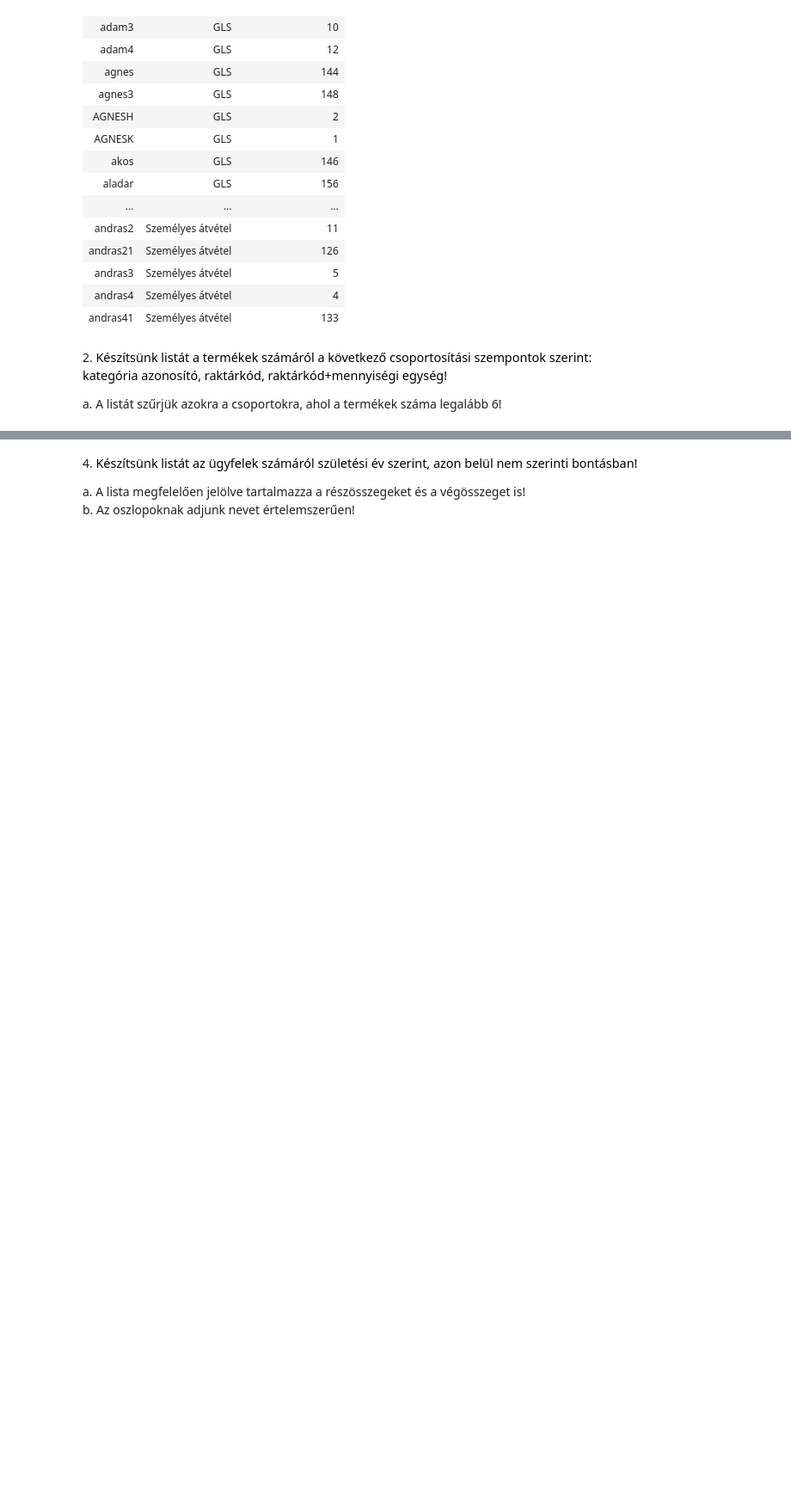
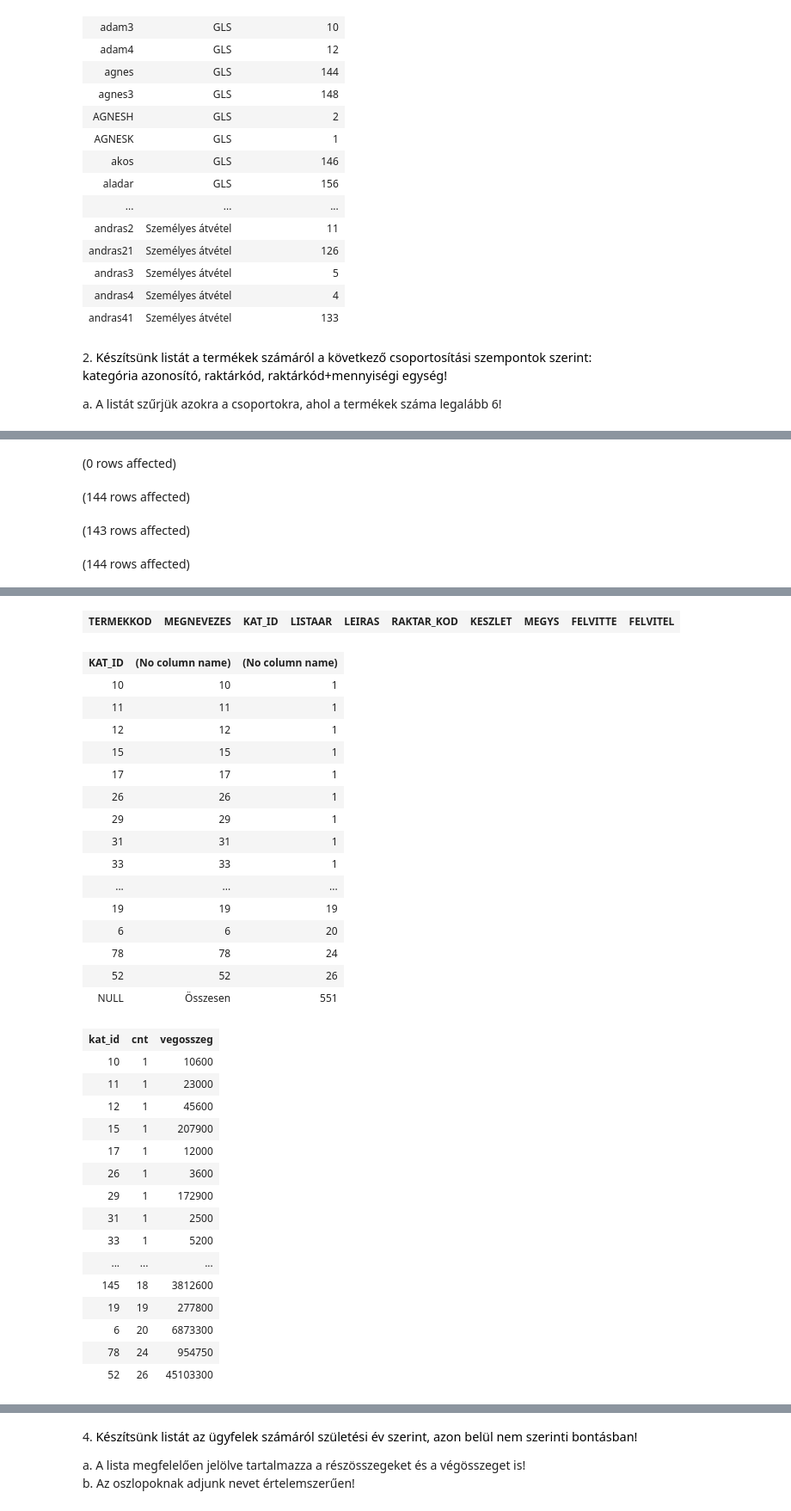
Before and after one commit to rttjnk/adatbazis, a Jupyter notebook: gyakorlat04_feladatok.ipynb, the cells around one changed output, grey strips where cells are left out. Shown at 86% size. Saved outputs shown, nothing was run; the diff lists cells and outputs as text; code cells hidden in the pictures; blank space fills up the shorter version.

```diff
--- a/gyakorlat04_feladatok.ipynb
+++ b/gyakorlat04_feladatok.ipynb
@@ -100,0 +95,29 @@ Total execution time: 00:00:00.012
+# %%
+select * from termek
+where KAT_ID is null
+
+SELECT KAT_ID,
+       iif(GROUPING_ID(KAT_ID)=1, 'Összesen', cast(KAT_ID as nvarchar(10))),
+       count(*)
+FROM Termek
+group BY rollup(KAT_ID)
+order BY count(*)
+
+select kat_id, --a
+       count(*) as cnt, --a
+       SUM(LISTAAR*KESZLET) as vegosszeg --b
+from Termek
+group by KAT_ID
+order by count(*)
+
+select kat_id, --a
+       count(*) as cnt --a
+       --SUM(LISTAAR*KESZLET) as vegosszeg --b
+from Termek
+group by rollup(KAT_ID) --rollup -> azért kell hogy legyen egy teljesen összeadott összeget (amit nem kér ez a feladat amúgy)
+order by count(*)
+# %% [output]
+(0 rows affected)
+(144 rows affected)
+(143 rows affected)
+(144 rows affected)
@@ -100,0 +125,33 @@ Total execution time: 00:00:00.012
+| TERMEKKOD | MEGNEVEZES | KAT_ID | LISTAAR | LEIRAS | RAKTAR_KOD | KESZLET | MEGYS | FELVITTE | FELVITEL |
+| KAT_ID | (No column name) | (No column name) |
+| 10 | 10 | 1 |
+| 11 | 11 | 1 |
+| 12 | 12 | 1 |
+| 15 | 15 | 1 |
+| 17 | 17 | 1 |
+| 26 | 26 | 1 |
+| 29 | 29 | 1 |
+| 31 | 31 | 1 |
+| 33 | 33 | 1 |
+| ... | ... | ... |
+| 19 | 19 | 19 |
+| 6 | 6 | 20 |
+| 78 | 78 | 24 |
+| 52 | 52 | 26 |
+| NULL | Összesen | 551 |
+| kat_id | cnt | vegosszeg |
+| 10 | 1 | 10600 |
+| 11 | 1 | 23000 |
+| 12 | 1 | 45600 |
+| 15 | 1 | 207900 |
+| 17 | 1 | 12000 |
+| 26 | 1 | 3600 |
+| 29 | 1 | 172900 |
+| 31 | 1 | 2500 |
+| 33 | 1 | 5200 |
+| ... | ... | ... |
+| 145 | 18 | 3812600 |
+| 19 | 19 | 277800 |
+| 6 | 20 | 6873300 |
+| 78 | 24 | 954750 |
+| 52 | 26 | 45103300 |
```
Also changed, not shown: parts of 6 cells of this notebook, 1 other file.
